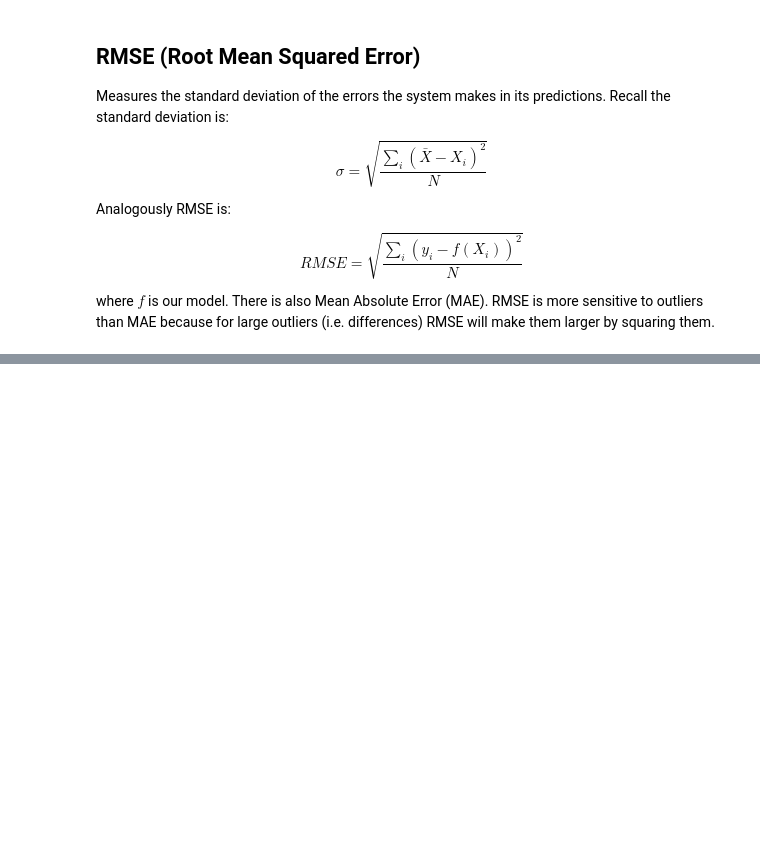
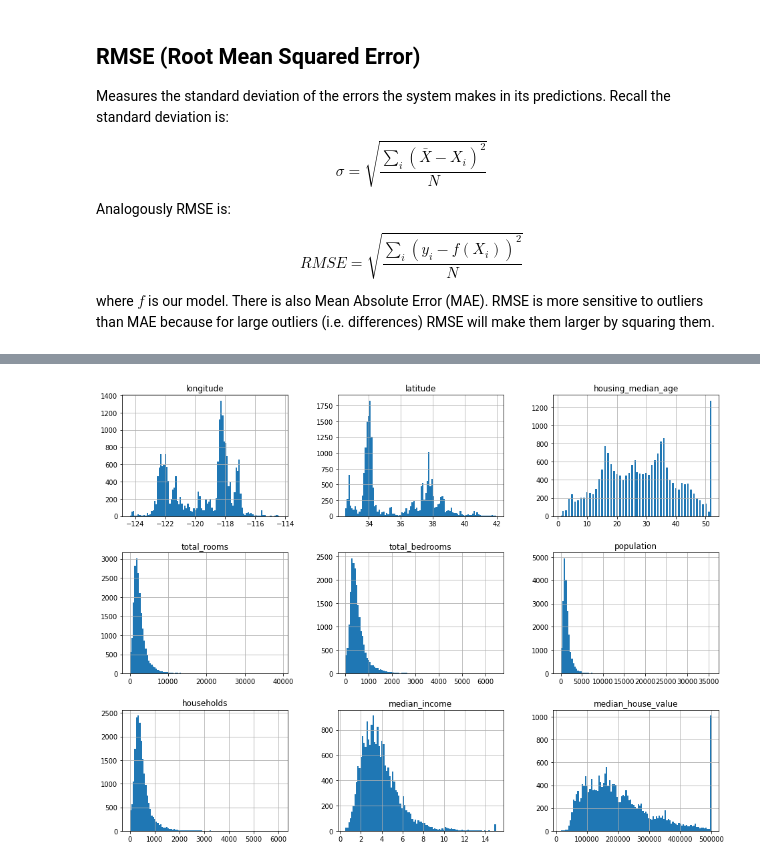
Before and after one commit to rileypeterson/ML, a Jupyter notebook: chapter2/notes.ipynb, the cells around one changed output, grey strips where cells are left out. Drawn from its saved outputs; the diff is of its cells as text; code cells hidden in the pictures; blank space fills up the shorter version.

```diff
--- a/chapter2/notes.ipynb
+++ b/chapter2/notes.ipynb
@@ -35,0 +47,20 @@ RMSE will make them larger by squaring them.
+# %%
+import tarfile
+import tempfile
+import urllib.request
+import os
+import pandas as pd
+
+housing_url = "https://raw.githubusercontent.com/ageron/handson-ml/master/datasets/housing/housing.tgz"
+
+def read_tar(url):
+    r = urllib.request.urlopen(url)
+    with tempfile.TemporaryDirectory() as d:
+        with tarfile.open(fileobj=r, mode="r:gz") as tf:
+            tf.extractall(path=d)
+            name = tf.getnames()[0]
+        df = pd.read_csv(os.path.join(d, name))
+    return df
+
+df = read_tar(housing_url)
+df
@@ -35,0 +81,7 @@ RMSE will make them larger by squaring them.
+# %%
+# Show histogram of the features
+%matplotlib inline
+import matplotlib.pyplot as plt
+df.hist(bins=100, figsize=(16,12));
+# %% [output]
+[figure, added]
```
Also changed, not shown: parts of 5 cells of this notebook, 1 other file.
